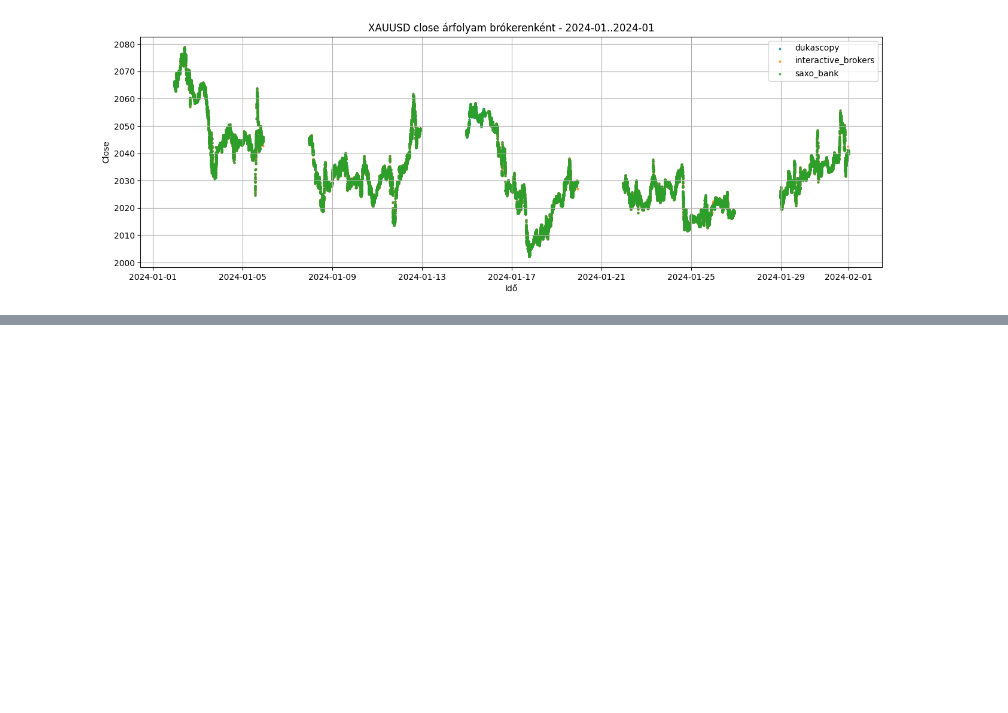
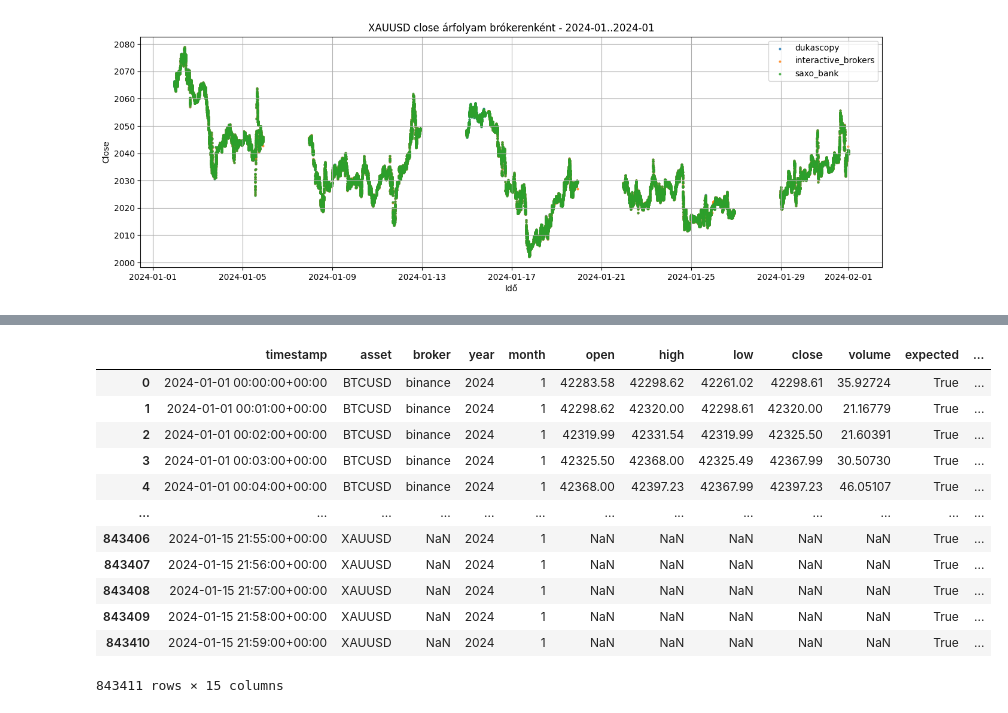
Before and after one commit to tamaskristok/on_lab_v2, a Jupyter notebook: labor.ipynb, the cells around one changed output, grey strips where cells are left out. Drawn from its saved outputs; the diff is of its cells as text; code cells hidden in the pictures; blank space fills up the shorter version.

```diff
--- a/labor.ipynb
+++ b/labor.ipynb
@@ -4752,0 +4824,28 @@ fig.show()
+# %%
+import pandas as pd
+
+quality_df = quality_base_df.copy()
+
+quality_df["timestamp"] = pd.to_datetime(
+    quality_df["timestamp"],
+    utc=True,
+    errors="coerce",
+)
+
+quality_df["timestamp_minute"] = quality_df["timestamp"].dt.floor("min")
+# %%
+quality_df
+# %% [output]
+|  | timestamp | asset | broker | year | month | open | high | low | close | volume | expected | ... |
+| 0 | 2024-01-01 00:00:00+00:00 | BTCUSD | binance | 2024 | 1 | 42283.58 | 42298.62 | 42261.02 | 42298.61 | 35.92724 | True | ... |
+| 1 | 2024-01-01 00:01:00+00:00 | BTCUSD | binance | 2024 | 1 | 42298.62 | 42320.00 | 42298.61 | 42320.00 | 21.16779 | True | ... |
+| 2 | 2024-01-01 00:02:00+00:00 | BTCUSD | binance | 2024 | 1 | 42319.99 | 42331.54 | 42319.99 | 42325.50 | 21.60391 | True | ... |
+| 3 | 2024-01-01 00:03:00+00:00 | BTCUSD | binance | 2024 | 1 | 42325.50 | 42368.00 | 42325.49 | 42367.99 | 30.50730 | True | ... |
+| 4 | 2024-01-01 00:04:00+00:00 | BTCUSD | binance | 2024 | 1 | 42368.00 | 42397.23 | 42367.99 | 42397.23 | 46.05107 | True | ... |
+| ... | ... | ... | ... | ... | ... | ... | ... | ... | ... | ... | ... | ... |
+| 843406 | 2024-01-15 21:55:00+00:00 | XAUUSD | NaN | 2024 | 1 | NaN | NaN | NaN | NaN | NaN | True | ... |
+| 843407 | 2024-01-15 21:56:00+00:00 | XAUUSD | NaN | 2024 | 1 | NaN | NaN | NaN | NaN | NaN | True | ... |
+| 843408 | 2024-01-15 21:57:00+00:00 | XAUUSD | NaN | 2024 | 1 | NaN | NaN | NaN | NaN | NaN | True | ... |
+| 843409 | 2024-01-15 21:58:00+00:00 | XAUUSD | NaN | 2024 | 1 | NaN | NaN | NaN | NaN | NaN | True | ... |
+| 843410 | 2024-01-15 21:59:00+00:00 | XAUUSD | NaN | 2024 | 1 | NaN | NaN | NaN | NaN | NaN | True | ... |
+843411 rows × 15 columns
```
Also changed, not shown: parts of 5 cells of this notebook, 7 other files.
